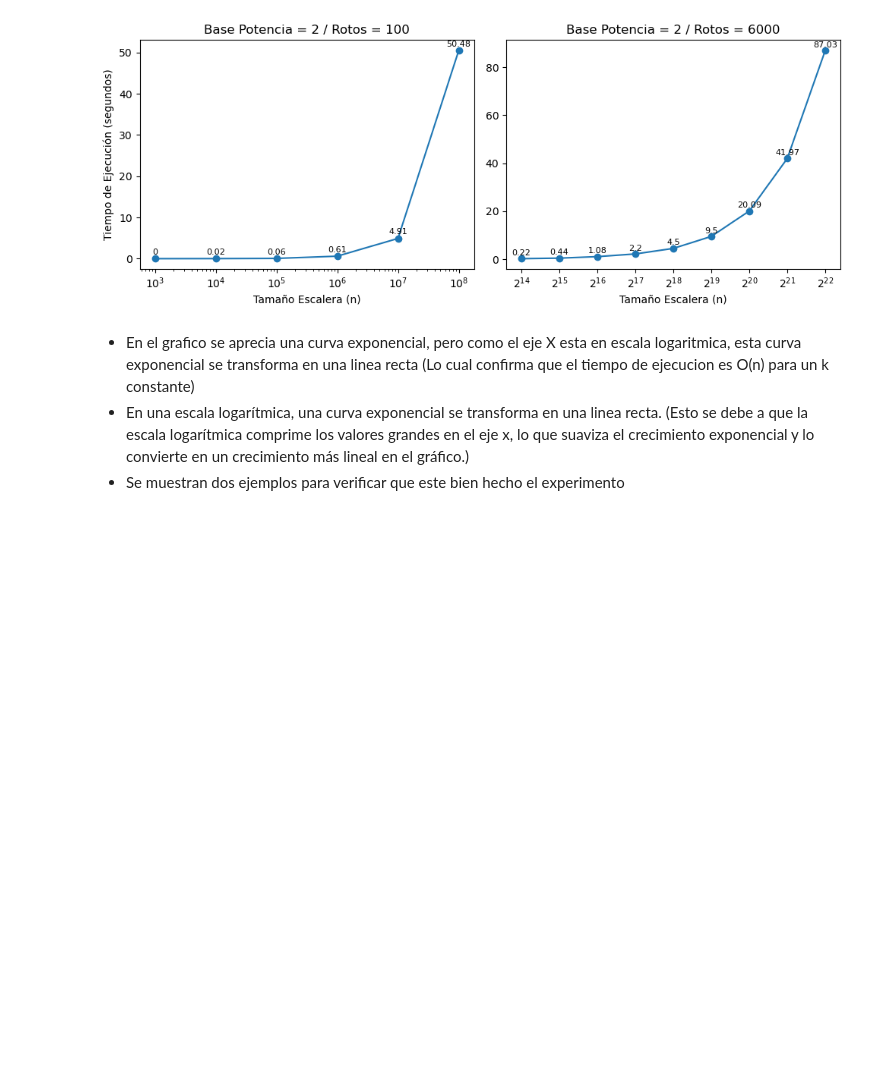
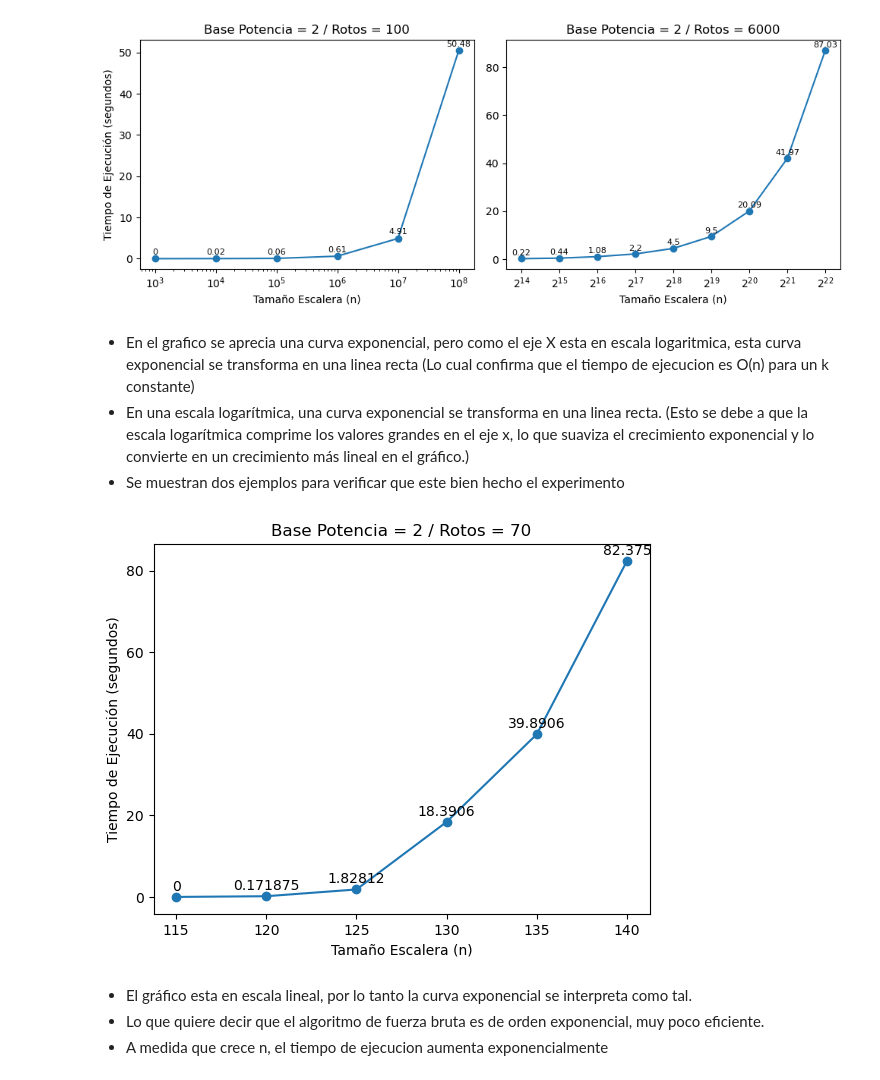
Before and after one commit to PipeCordova/Tarea_INFO145_2023_I, a Jupyter notebook: Subiendo la Escalera/Graficos/Gráficos.ipynb, the cells around one changed output. Saved outputs shown, nothing was run; the diff lists cells and outputs as text; code cells hidden in the pictures; blank space fills up the shorter version.

Commit message:
Gráfico PD y FB

```diff
--- a/Subiendo la Escalera/Graficos/grafico_PD.ipynb
+++ b/Subiendo la Escalera/Graficos/Gráficos.ipynb
@@ -45,3 +45,23 @@ plt.show()
 - En el grafico se aprecia una curva exponencial, pero como el eje X esta en escala logaritmica, esta curva exponencial se transforma en una linea recta (Lo cual confirma que el tiempo de ejecucion es O(n) para un k constante)
 - En una escala logarítmica, una curva exponencial se transforma en una linea recta. (Esto se debe a que la escala logarítmica comprime los valores grandes en el eje x, lo que suaviza el crecimiento exponencial y lo convierte en un crecimiento más lineal en el gráfico.)
 - Se muestran dos ejemplos para verificar que este bien hecho el experimento
+# %%
+# Gráfico 3 FB
+n3 = [115, 120, 125, 130, 135, 140]
+tiempo3 = [0, 0.171875, 1.82812, 18.3906, 39.8906, 82.375]
+
+plt.plot(n3, tiempo3, marker='o')
+plt.xlabel('Tamaño Escalera (n)')
+plt.ylabel('Tiempo de Ejecución (segundos)')
+plt.title('Base Potencia = 2 / Rotos = 70')
+
+for i in range(len(n3)):
+    plt.text(n3[i], tiempo3[i]+0.8, str(tiempo3[i]), ha='center', va='bottom')
+
+plt.show()
+# %% [output]
+[figure, added]
+# %% [markdown]
+- El gráfico esta en escala lineal, por lo tanto la curva exponencial se interpreta como tal.
+- Lo que quiere decir que el algoritmo de fuerza bruta es de orden exponencial, muy poco eficiente.
+- A medida que crece n, el tiempo de ejecucion aumenta exponencialmente
```
Also changed, not shown: parts of 1 cell of this notebook.
